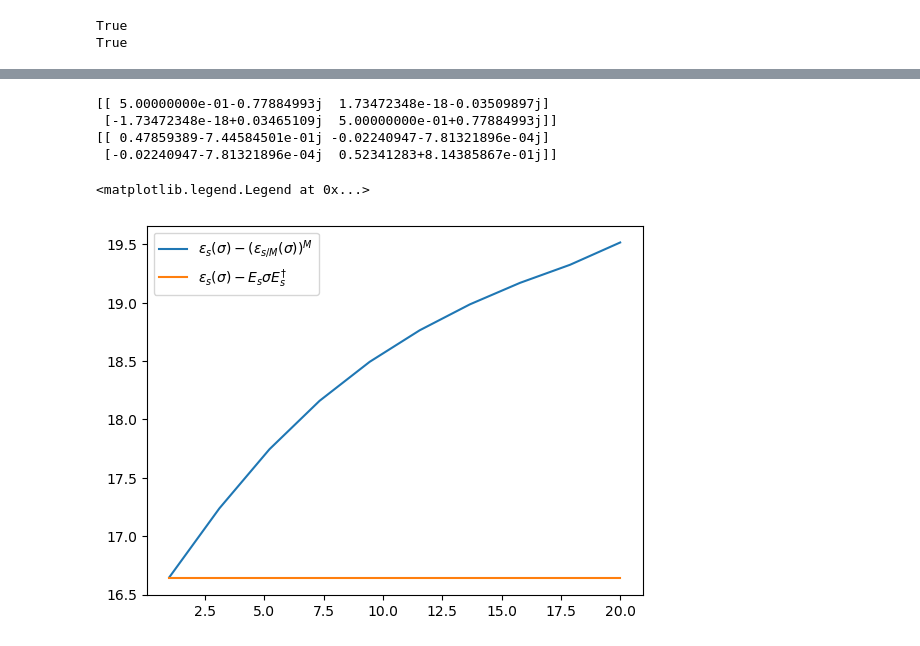
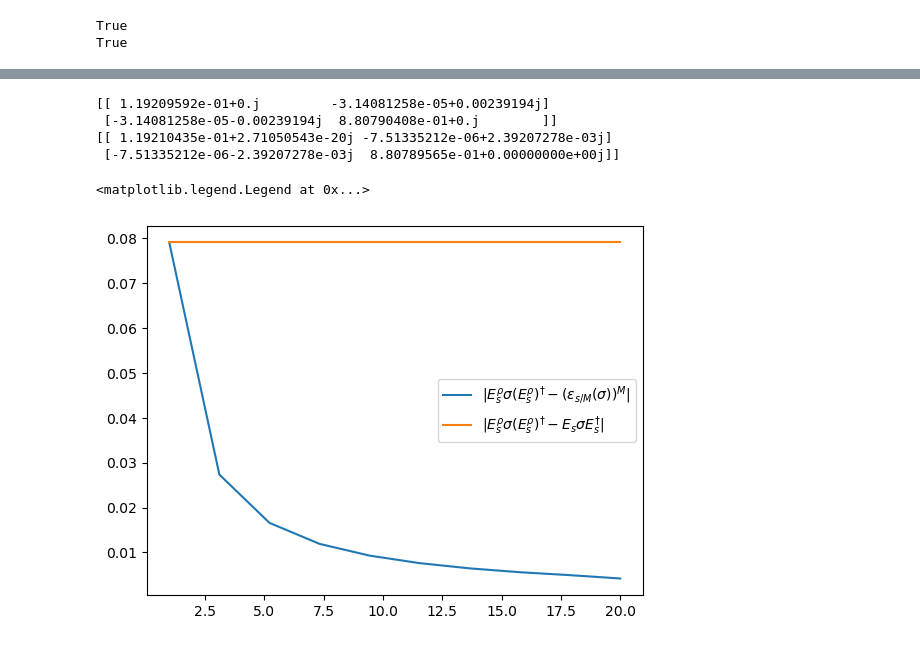
Before and after one commit to Sam-XiaoyueLi/double_bracket_flow_as_a_diagonalization_quantum_algorithm, a Jupyter notebook: Schmidt_decomposition.ipynb, the cells around one changed output, grey strips where cells are left out. Cells and saved outputs as stored; diff of their text form; code cells hidden in the pictures.

```diff
--- a/Schmidt_decomposition.ipynb
+++ b/Schmidt_decomposition.ipynb
@@ -18,7 +18,7 @@ where $\beta = \frac{1}{k_B T}$, $H_\rho = X + Z$, $H_\sigma = Z$
 Swap: $ S (\text{op1}\otimes \text{op2}) S = \text{ op2}\otimes \text{op1}$
 # %%
 # Set up states
-beta = 1j
+beta = 1
 X = np.array([[0,1],[1,0]])
 Y = np.array([[0,-1j],[1j,0]])
 Z = np.array([[1,0],[0,-1]])
@@ -115,33 +121,33 @@ DME_trotter = DME_trotterize(s, rho, sigma, trotter_step)
 print(DME_trotter)
 print(DME_goal)
 # %% [output]
-[[ 5.00000000e-01-0.77884993j  1.73472348e-18-0.03509897j]
- [-1.73472348e-18+0.03465109j  5.00000000e-01+0.77884993j]]
-[[ 0.47859389-7.44584501e-01j -0.02240947-7.81321896e-04j]
- [-0.02240947-7.81321896e-04j  0.52341283+8.14385867e-01j]]
+[[ 1.19209592e-01+0.j         -3.14081258e-05+0.00239194j]
+ [-3.14081258e-05-0.00239194j  8.80790408e-01+0.j        ]]
+[[ 1.19210435e-01+2.71050543e-20j -7.51335212e-06+2.39207278e-03j]
+ [-7.51335212e-06-2.39207278e-03j  8.80789565e-01+0.00000000e+00j]]
 # %%
 s = 0.5
 DME_s = DME(s, rho, sigma)
 DME_goal = evolve(s,rho) @ sigma @ np.conjugate(evolve(s, rho)).T
-error1_s = op_norm(np.abs(DME_goal - DME_s))
+error1_s = np.linalg.norm(np.abs(DME_goal - DME_s))
 trotter_steps_list = np.linspace(1,20,10)
 error1_list = error1_s * np.ones(len(trotter_steps_list))
 trotter_error_list = []
 trotter_error_list2 = []
 for M in trotter_steps_list:
     trotter_step = int(M)
     DME_trotter = DME_trotterize(s, rho, sigma, trotter_step)
     # DME_trotter2 = np.linalg.matrix_power(evolve(s/trotter_step,rho) @ sigma @ np.conjugate(evolve(s/trotter_step, rho)).T, trotter_step)
     # Use trace norm
     error = np.linalg.norm(DME_goal - DME_trotter)
     # error2 = op_norm(DME_goal - DME_trotter2)
     trotter_error_list.append(error)
     # trotter_error_list2.append(error2)
 
-plt.plot(trotter_steps_list, trotter_error_list, label=r'$\varepsilon_s(\sigma) - (\varepsilon_{s/M}(\sigma))^M$')
+plt.plot(trotter_steps_list, trotter_error_list, label=r'$|E_s^\rho\sigma (E_s^\rho)^\dag - (\varepsilon_{s/M}(\sigma))^M|$')
 # plt.plot(trotter_steps_list, trotter_error_list2, label=r'$ \varepsilon_s(\sigma)-(E_{s/M}\sigma E_{s/M}^\dag)^M$')
-plt.plot(trotter_steps_list, error1_list, label=r'$ \varepsilon_s(\sigma)-E_s\sigma E_s^\dag$')
+plt.plot(trotter_steps_list, error1_list, label=r'$|E_s^\rho\sigma (E_s^\rho)^\dag-E_s\sigma E_s^\dag|$')
 plt.legend()
 # %% [output]
 <matplotlib.legend.Legend at 0x...>
-[figure, old version]
+[figure, new version]
```
Also changed, not shown: parts of 4 cells of this notebook.
